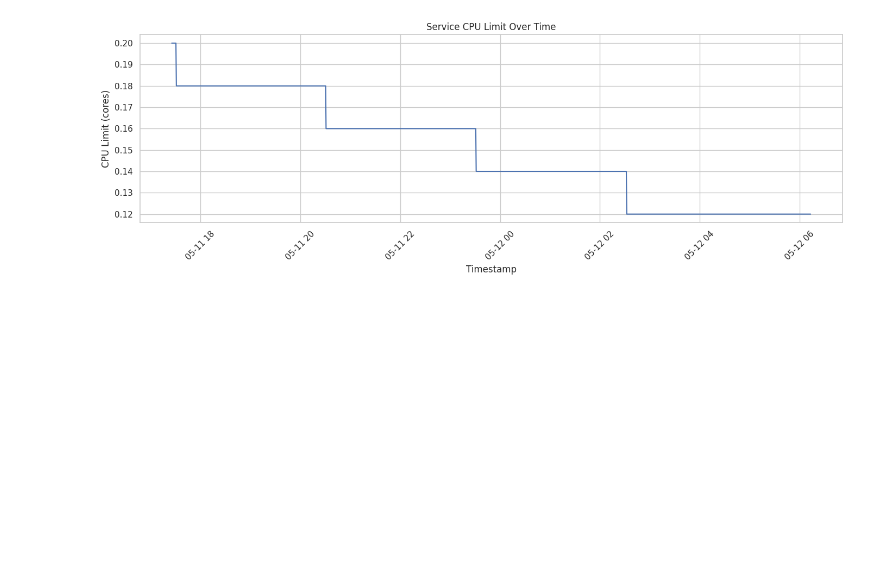
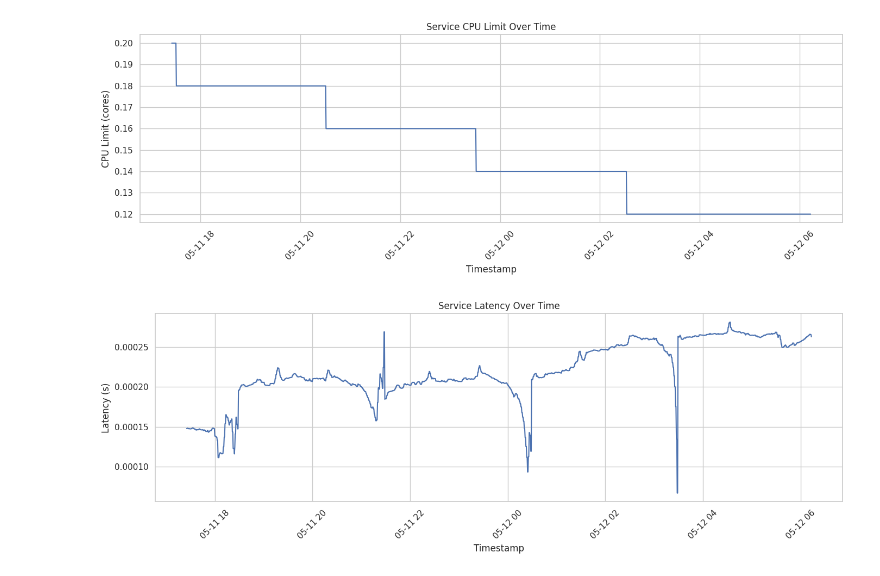
Before and after one commit to cepdnaclk/e19-4yp-AI-Dirven-Latency-Constrained-Resource-Management-In-Kubernetes, a Jupyter notebook: results/service2_cpu_reduction.ipynb, the cells around one changed output. Drawn from its saved outputs; the diff is of its cells as text; code cells hidden in the pictures; blank space fills up the shorter version.

Commit message:
Add latency over time plot

```diff
--- a/results/service2_cpu_reduction.ipynb
+++ b/results/service2_cpu_reduction.ipynb
@@ -38,3 +38,8 @@ def plot_time_series(x, y, ylabel, title):
 plot_time_series(df['Timestamp'], df['CPU Limit'], 'CPU Limit (cores)', 'Service CPU Limit Over Time')
 # %% [output]
 [figure]
+# %%
+# 1. Latency over time
+plot_time_series(df['Timestamp'], df['Latency'], 'Latency (s)', 'Service Latency Over Time')
+# %% [output]
+[figure, added]
```
